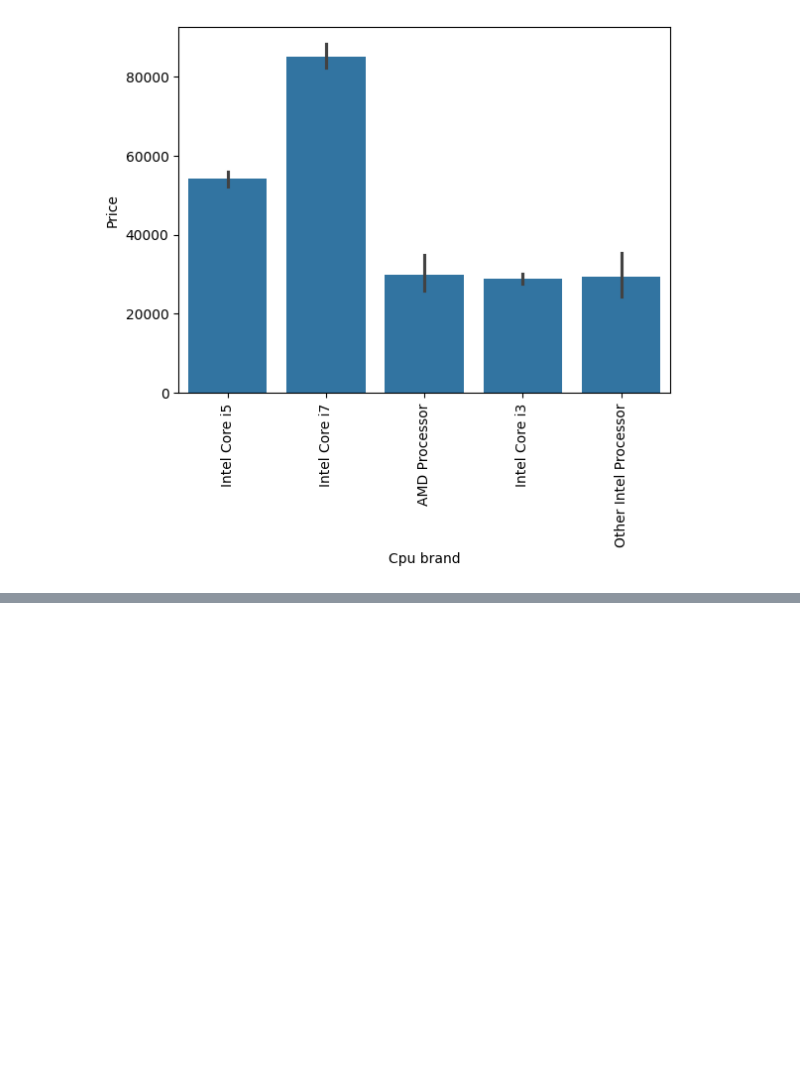
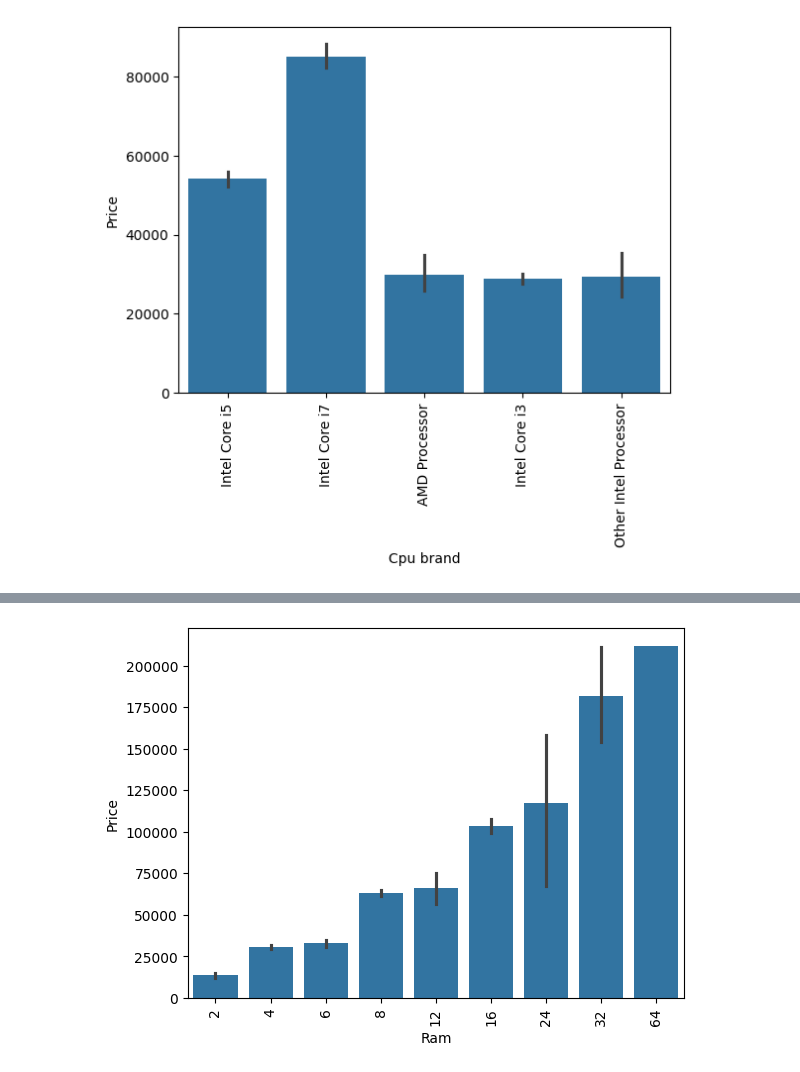
Before and after one commit to afadnan/laptopPricePrediction, a Jupyter notebook: laptop.ipynb, the cells around one changed output, grey strips where cells are left out. Cells and saved outputs as stored; diff of their text form; code cells hidden in the pictures; blank space fills up the shorter version.

```diff
--- a/laptop.ipynb
+++ b/laptop.ipynb
@@ -498,0 +524,6 @@ df.drop(columns=['Cpu','Cpu Name'],inplace=True)
+# %%
+sns.barplot(x=df['Ram'],y=df['Price'])
+plt.xticks(rotation='vertical')
+plt.show()
+# %% [output]
+[figure, added]
```
Also changed, not shown: parts of 11 cells of this notebook.
